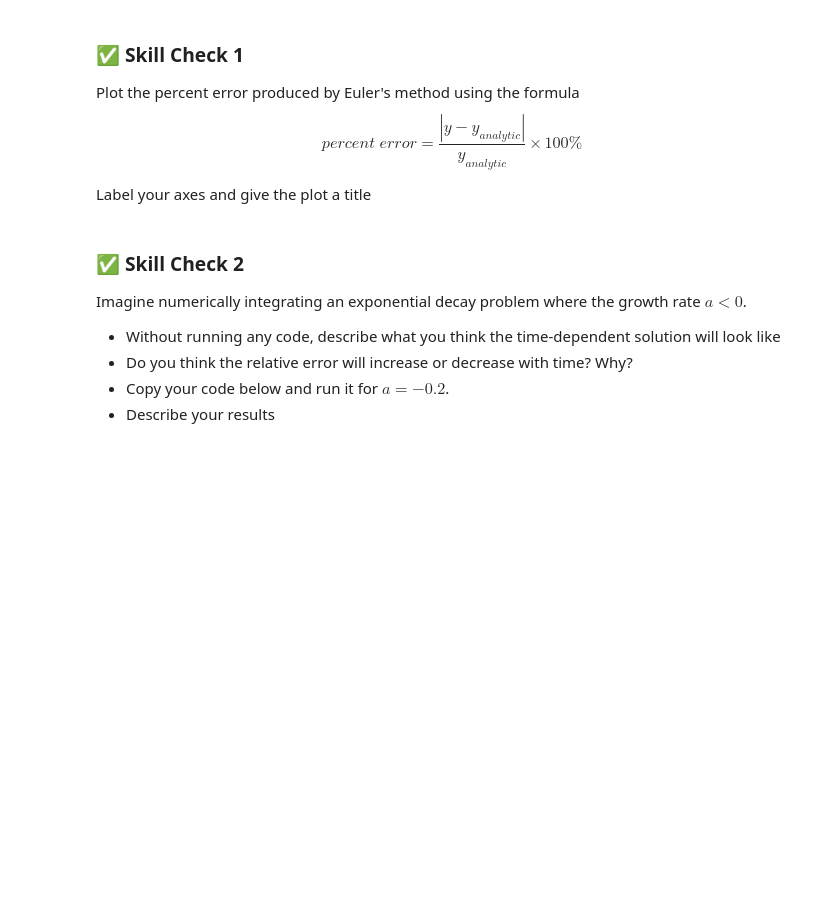
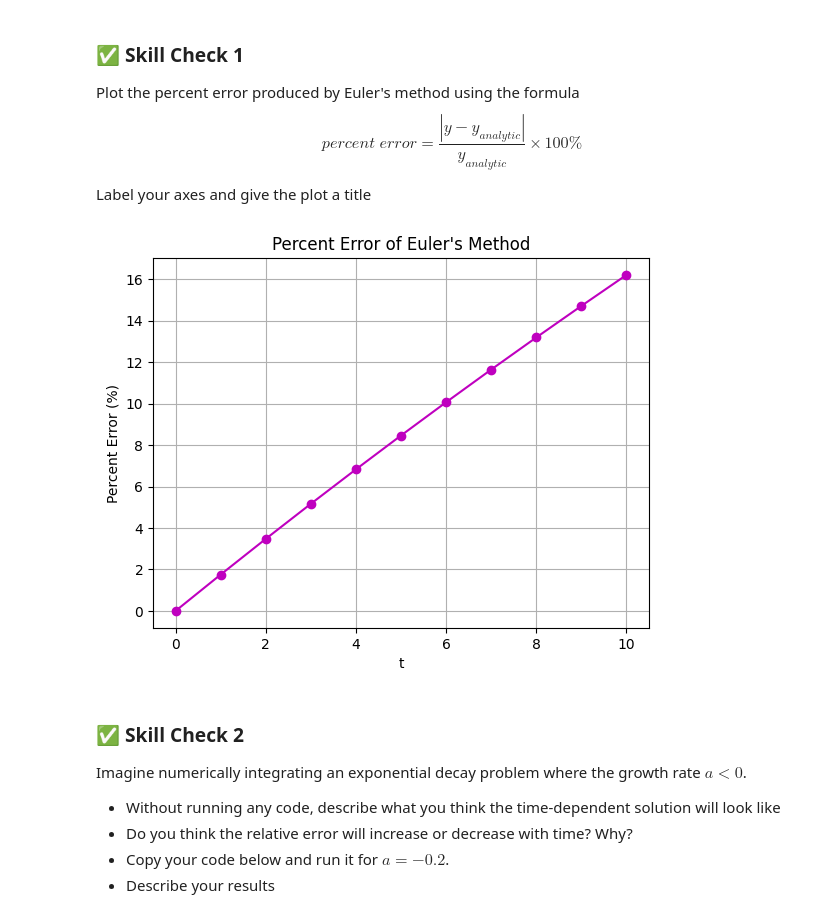
Before and after one commit to morganpatito/Computational-Physics, a Jupyter notebook: ode/ode_1.ipynb, the cells around one changed output. Drawn from its saved outputs; the diff is of its cells as text; code cells hidden in the pictures; blank space fills up the shorter version.

```diff
--- a/ode/ode_1.ipynb
+++ b/ode/ode_1.ipynb
@@ -140,3 +138,42 @@ Label your axes and give the plot a title
+# %%
+# your code here
+import numpy as np
+import matplotlib.pyplot as plt
+
+#########  Parameters  #########
+a    = 0.2
+tmax = 10
+dt   = 1
+y0   = 1
+
+#########  Create Arrays  #########
+N = int(tmax/dt) + 1
+
+y = np.zeros(N)
+t = np.zeros(N)
+
+y[0] = y0
+
+#########  Euler Integration  #########
+for n in range(N-1):
+    y[n+1] = y[n] + a*y[n]*dt
+    t[n+1] = t[n] + dt
+
+#########  Analytic Solution  #########
+y_true = y0 * np.exp(a*t)
+
+#########  Percent Error  #########
+percent_error = np.abs(y - y_true) / y_true * 100
+
+#########  Plot  #########
+plt.plot(t, percent_error, 'm-o')
+plt.xlabel("t")
+plt.ylabel("Percent Error (%)")
+plt.title("Percent Error of Euler's Method")
+plt.grid(True)
+plt.show()
+# %% [output]
+[figure, added]
 # %% [markdown]
 ### ✅ Skill Check 2
 
```
Also changed, not shown: parts of 10 cells of this notebook.
